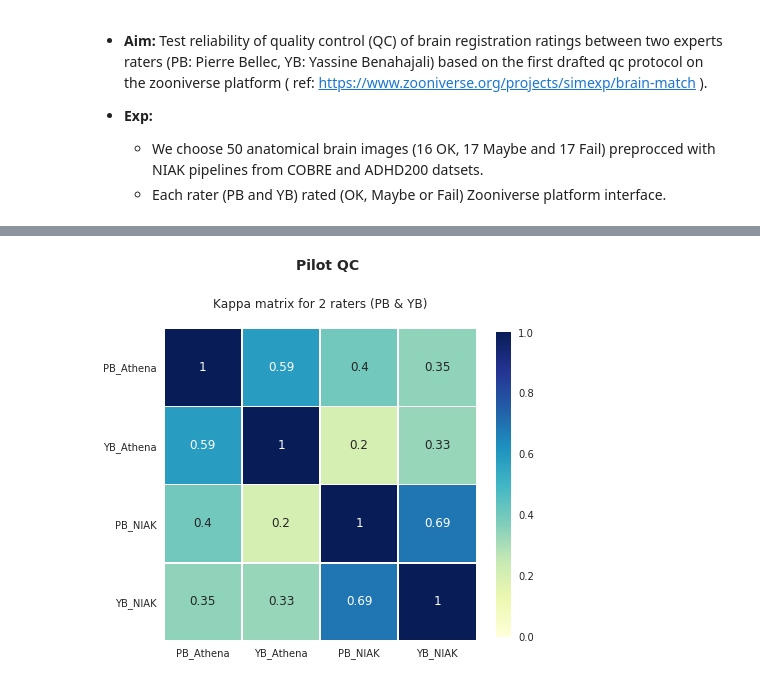
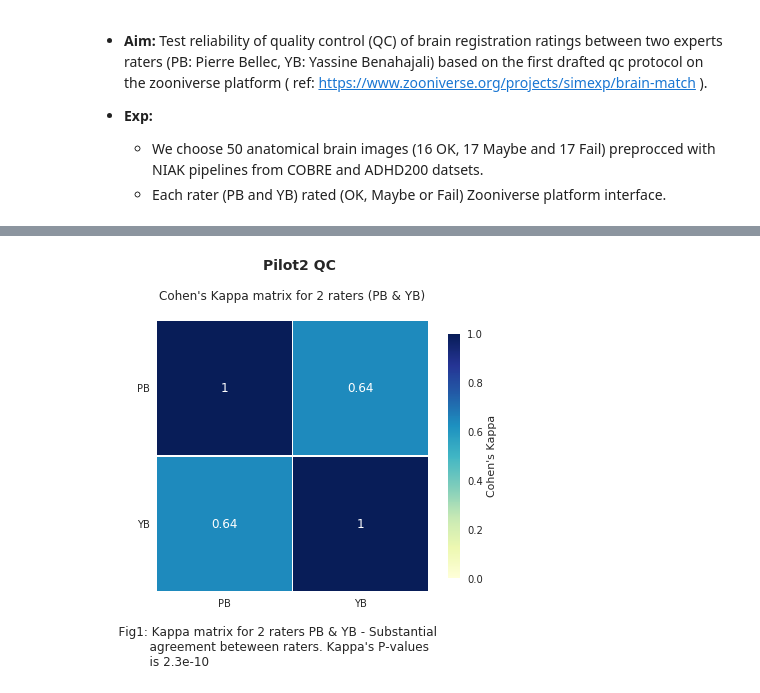
Before and after one commit to SIMEXP/brain_match, a Jupyter notebook: notebooks/Pilot2_internal_QC_results.ipynb, the cells around one changed output, grey strips where cells are left out. Saved outputs shown, nothing was run; the diff lists cells and outputs as text; code cells hidden in the pictures.

```diff
--- a/notebooks/Pilot2_internal_QC_results.ipynb
+++ b/notebooks/Pilot2_internal_QC_results.ipynb
@@ -110,5 +141,5 @@ ratings.loc[:,"rating_match_Athena"] = ratings.loc[:,['PB_Athena','YB_Athena']].
 # %%
 # Replace OK with 1 , Maybe with 2 and Fail with 3
-ratings.replace({'OK':1,'Maybe':2, 'Fail':3}, inplace=True)
-ratings.head()
+df_ratings.replace({'OK':1,'Maybe':2, 'Fail':3}, inplace=True)
+df_ratings.head()
 # %% [output]
@@ -136,3 +157,0 @@ len(kappa_df.columns)
-# %%
-for i,x in enumerate(kappa_df.columns):
-    print(i,x)
@@ -158,0 +190,12 @@ Mean Kappa : 0.57 , std : 0.28
+# %%
+# Get Kappa score out of all different combination of ratings
+kappa_df  = df_ratings[['PB','YB']]
+kappa_store, Pval_store = kappa_score(kappa_df)
+mean_kap = np.mean(kappa_store[np.triu_indices(len(kappa_store),k=1)])
+std_kap = np.std(kappa_store[np.triu_indices(len(kappa_store),k=1)])
+print('Mean Kappa : {0:.2f} , std : {1:.2f}\n'.format(mean_kap, std_kap))
+
+#calculte the over all kappa values of all ratings
+%Rpush kappa_df
+fleiss_kappa = %R kappam.fleiss(kappa_df,c(0,1,2))
+print(fleiss_kappa)
@@ -159,23 +213,37 @@ Mean Kappa : 0.57 , std : 0.28
 # %%
 # Plot kappa matrix
 kappa_out = pd.DataFrame(kappa_store,
                          index=kappa_df.columns.get_values(),
                          columns=kappa_df.columns.get_values())
 
+
 # Set up the matplotlib figure
-f, ax = plt.subplots(figsize=(7, 7))
-f.suptitle('Pilot QC',x=0.45,y=.95, fontsize=14, fontweight='bold')
+f, axes = plt.subplots(figsize = (7,5))
+f.subplots_adjust(hspace= .8)
+
+f.suptitle('Pilot2 QC',x=0.49,y=1.05, fontsize=14, fontweight='bold')
 # Draw kappa heat map
 sns.heatmap(kappa_out,vmin=0,vmax=1,cmap="YlGnBu",
-            square=True,annot=True,
-            linewidths=.5, cbar_kws={"shrink": .8}, ax=ax)
-ax.set_yticks([x+0.5 for x in range(len(kappa_df.columns))])
-ax.set_yticklabels(kappa_df.columns,rotation=0)
-ax.set_title('Kappa matrix for 2 raters (PB & YB)',pad=20,fontsize=12)
+            square=True,
+            annot=True,
+            linewidths=.5,
+            cbar_kws={"shrink": .9,"label": "Cohen's Kappa"},
+            ax=axes)
+axes.set_yticks([x+0.5 for x in range(len(kappa_df.columns))])
+axes.set_yticklabels(kappa_df.columns,rotation=0)
+axes.set_title("Cohen's Kappa matrix for 2 raters (PB & YB)",pad=20,fontsize=12)
+
+# Caption
+pval = np.unique(Pval_store)[-1]
+txt = '''
+    Fig1: Kappa matrix for 2 raters PB & YB - Substantial
+            agreement beteween raters. Kappa's P-values
+            is {:.2g} '''.format(pval)
+f.text(.1,-0.08,txt,fontsize=12)
 # Save figure
-f.savefig('../reports/figures/pilot_qc.svg')
+f.savefig('../reports/figures/pilot2_qc.svg')
 # %% [output]
-[figure, old version]
+[figure, new version]
 # %%
 from IPython.display import Image
 Image(url= "https://i.stack.imgur.com/kYNd6.png" ,width=600, height=600)
```
Also changed, not shown: parts of 36 cells of this notebook, 10 other files.
